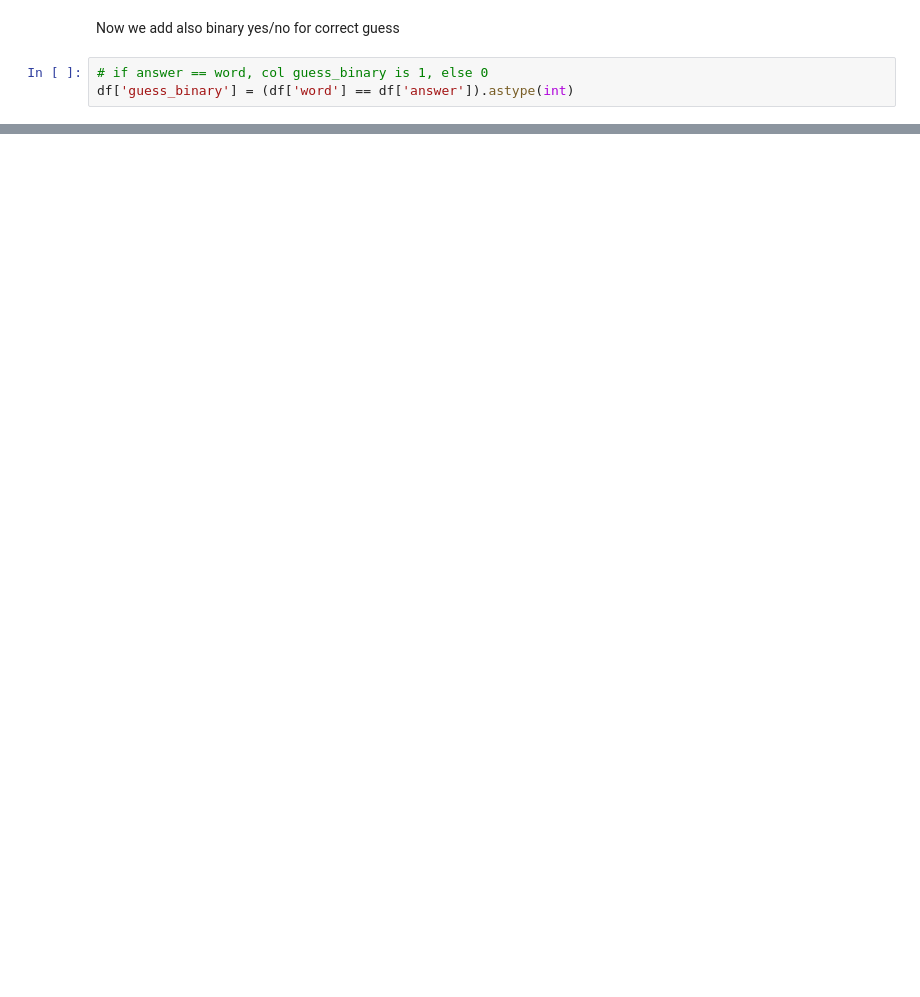
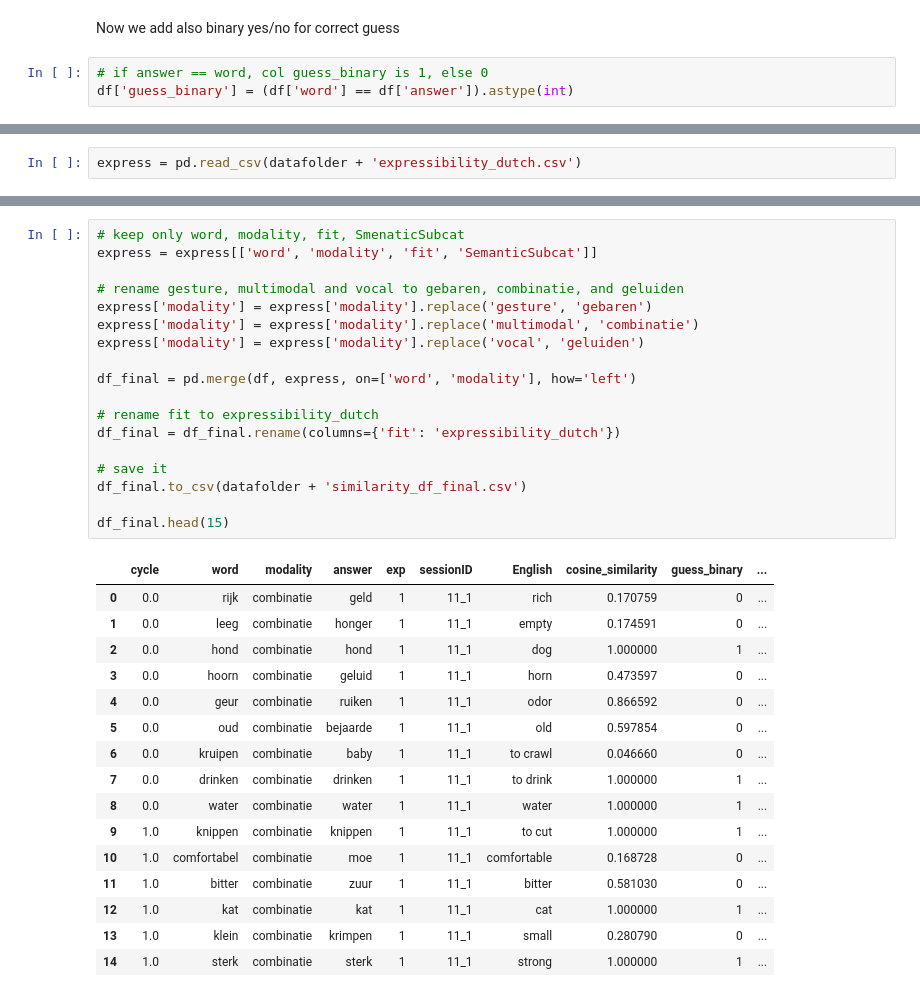
Before and after one commit to sarkadava/FLESH_Expressibility_vs_guessability, a Jupyter notebook: ConceptNet_similarity.ipynb, the cells around one changed output, grey strips where cells are left out. Saved outputs shown, nothing was run; the diff lists cells and outputs as text; blank space fills up the shorter version.

```diff
--- a/ConceptNet_similarity.ipynb
+++ b/ConceptNet_similarity.ipynb
@@ -343,0 +347,2 @@ df.to_csv(datafolder + 'df_final.csv', index=False)
+# %%
+express = pd.read_csv(datafolder + 'expressibility_dutch.csv')
@@ -343,0 +365,35 @@ df.to_csv(datafolder + 'df_final.csv', index=False)
+# %%
+# keep only word, modality, fit, SmenaticSubcat
+express = express[['word', 'modality', 'fit', 'SemanticSubcat']]
+
+# rename gesture, multimodal and vocal to gebaren, combinatie, and geluiden
+express['modality'] = express['modality'].replace('gesture', 'gebaren')
+express['modality'] = express['modality'].replace('multimodal', 'combinatie')
+express['modality'] = express['modality'].replace('vocal', 'geluiden')
+
+df_final = pd.merge(df, express, on=['word', 'modality'], how='left')
+
+# rename fit to expressibility_dutch
+df_final = df_final.rename(columns={'fit': 'expressibility_dutch'})
+
+# save it
+df_final.to_csv(datafolder + 'similarity_df_final.csv')
+
+df_final.head(15)
+# %% [output]
+|  | cycle | word | modality | answer | exp | sessionID | English | cosine_similarity | guess_binary | ... |
+| 0 | 0.0 | rijk | combinatie | geld | 1 | 11_1 | rich | 0.170759 | 0 | ... |
+| 1 | 0.0 | leeg | combinatie | honger | 1 | 11_1 | empty | 0.174591 | 0 | ... |
+| 2 | 0.0 | hond | combinatie | hond | 1 | 11_1 | dog | 1.000000 | 1 | ... |
+| 3 | 0.0 | hoorn | combinatie | geluid | 1 | 11_1 | horn | 0.473597 | 0 | ... |
+| 4 | 0.0 | geur | combinatie | ruiken | 1 | 11_1 | odor | 0.866592 | 0 | ... |
+| 5 | 0.0 | oud | combinatie | bejaarde | 1 | 11_1 | old | 0.597854 | 0 | ... |
+| 6 | 0.0 | kruipen | combinatie | baby | 1 | 11_1 | to crawl | 0.046660 | 0 | ... |
+| 7 | 0.0 | drinken | combinatie | drinken | 1 | 11_1 | to drink | 1.000000 | 1 | ... |
+| 8 | 0.0 | water | combinatie | water | 1 | 11_1 | water | 1.000000 | 1 | ... |
+| 9 | 1.0 | knippen | combinatie | knippen | 1 | 11_1 | to cut | 1.000000 | 1 | ... |
+| 10 | 1.0 | comfortabel | combinatie | moe | 1 | 11_1 | comfortable | 0.168728 | 0 | ... |
+| 11 | 1.0 | bitter | combinatie | zuur | 1 | 11_1 | bitter | 0.581030 | 0 | ... |
+| 12 | 1.0 | kat | combinatie | kat | 1 | 11_1 | cat | 1.000000 | 1 | ... |
+| 13 | 1.0 | klein | combinatie | krimpen | 1 | 11_1 | small | 0.280790 | 0 | ... |
+| 14 | 1.0 | sterk | combinatie | sterk | 1 | 11_1 | strong | 1.000000 | 1 | ... |
```
Also changed, not shown: parts of 7 cells of this notebook, 9 other files.
